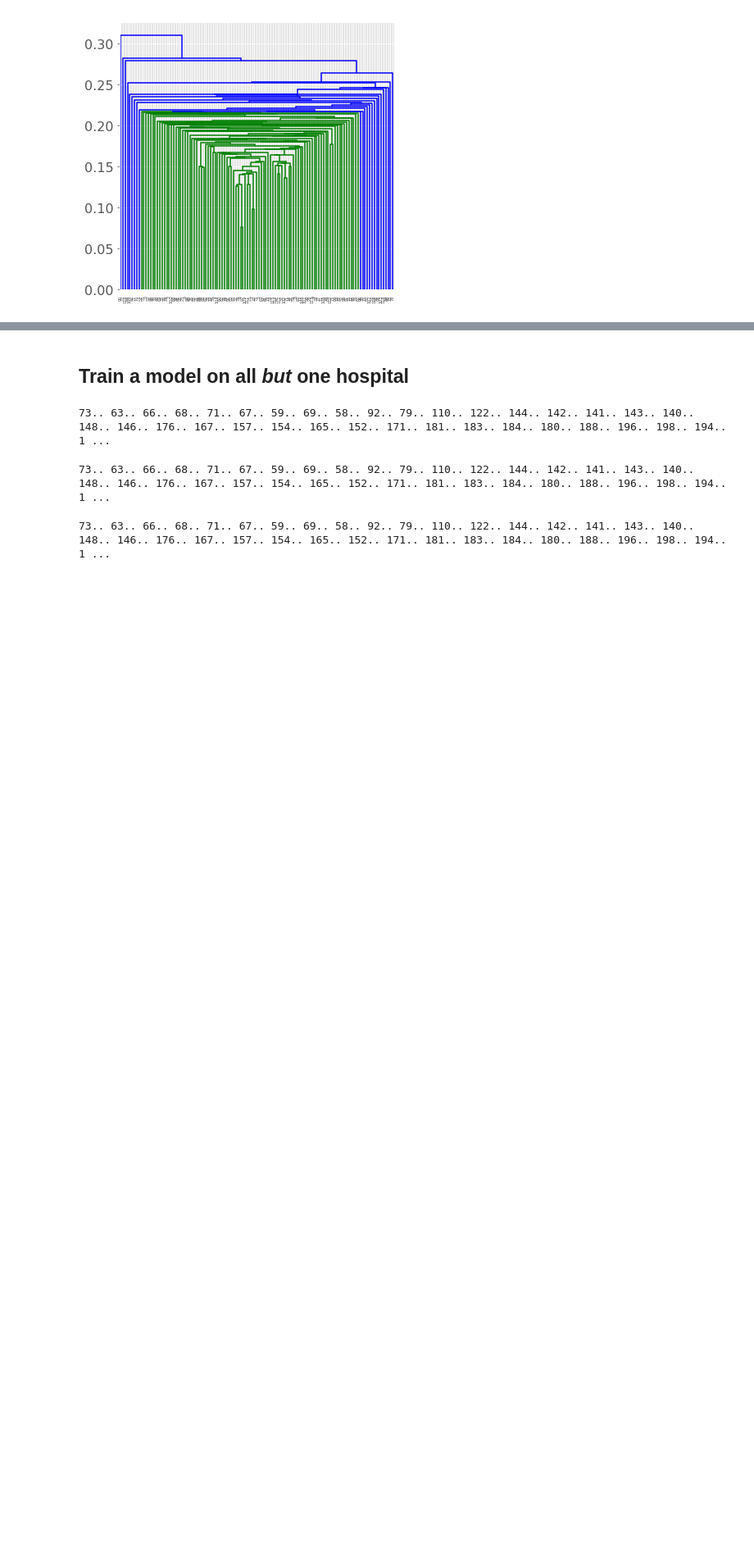
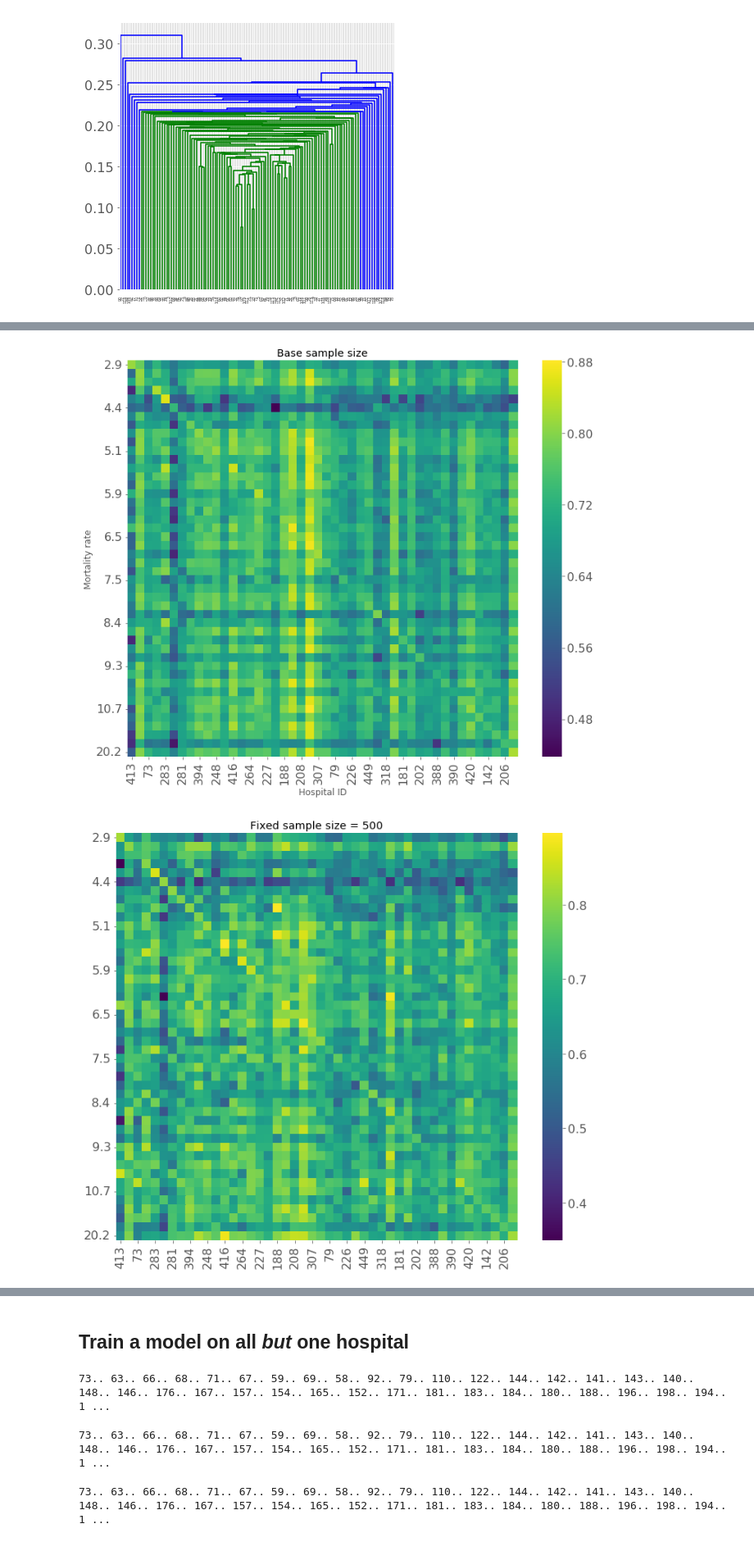
Before and after one commit to alistairewj/icu-model-transfer, a Jupyter notebook: evaluate-model.ipynb, the cells around one changed output, grey strips where cells are left out. Shown at 82% size. Drawn from its saved outputs; the diff is of its cells as text; code cells hidden in the pictures; blank space fills up the shorter version.

```diff
--- a/evaluate-model.ipynb
+++ b/evaluate-model.ipynb
@@ -358,0 +538,33 @@ sns.clustermap(perf)
+# %%
+
+# set the y-axis to mortality rate
+df_eicu_grp = df_eicu_grp[idxSort]
+xloc = np.arange(0, H, 5)
+yticklbl = ['{:2.1f}'.format(x*100.0) for i, x in enumerate(df_eicu_grp.values) if i in xloc]
+
+
+# original heatmap
+plt.figure(figsize=[12,10])
+sns.heatmap(perf, cmap='viridis')
+
+plt.yticks(xloc+0.5, yticklbl, va='center')
+plt.ylabel('Mortality rate')
+plt.xlabel('Hospital ID')
+plt.title('Base sample size')
+plt.show()
+
+
+plt.figure(figsize=[12,10])
+sns.heatmap(perf_fixed, cmap='viridis')
+df_eicu_grp = df_eicu_grp[idxSort]
+
+# set the x-axis and y-axis to mortality rate
+xloc = np.arange(0, H, 5)
+yticklbl = ['{:2.1f}'.format(x*100.0) for i, x in enumerate(df_eicu_grp.values) if i in xloc]
+
+plt.yticks(xloc+0.5, yticklbl, va='center')
+plt.title('Fixed sample size = 500')
+plt.show()
+# %% [output]
+[figure, added]
+[figure, added]
```
Also changed, not shown: parts of 34 cells of this notebook.
